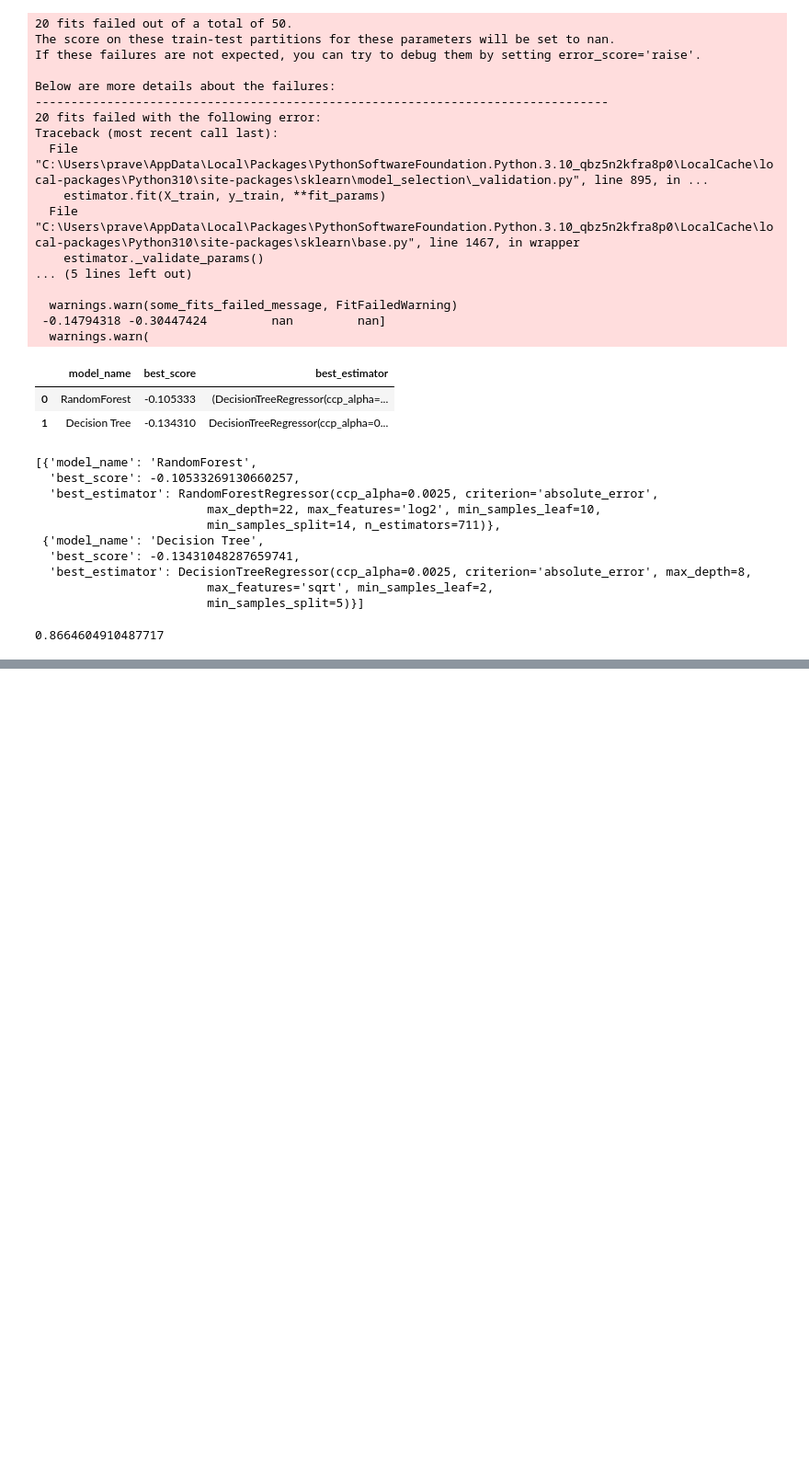
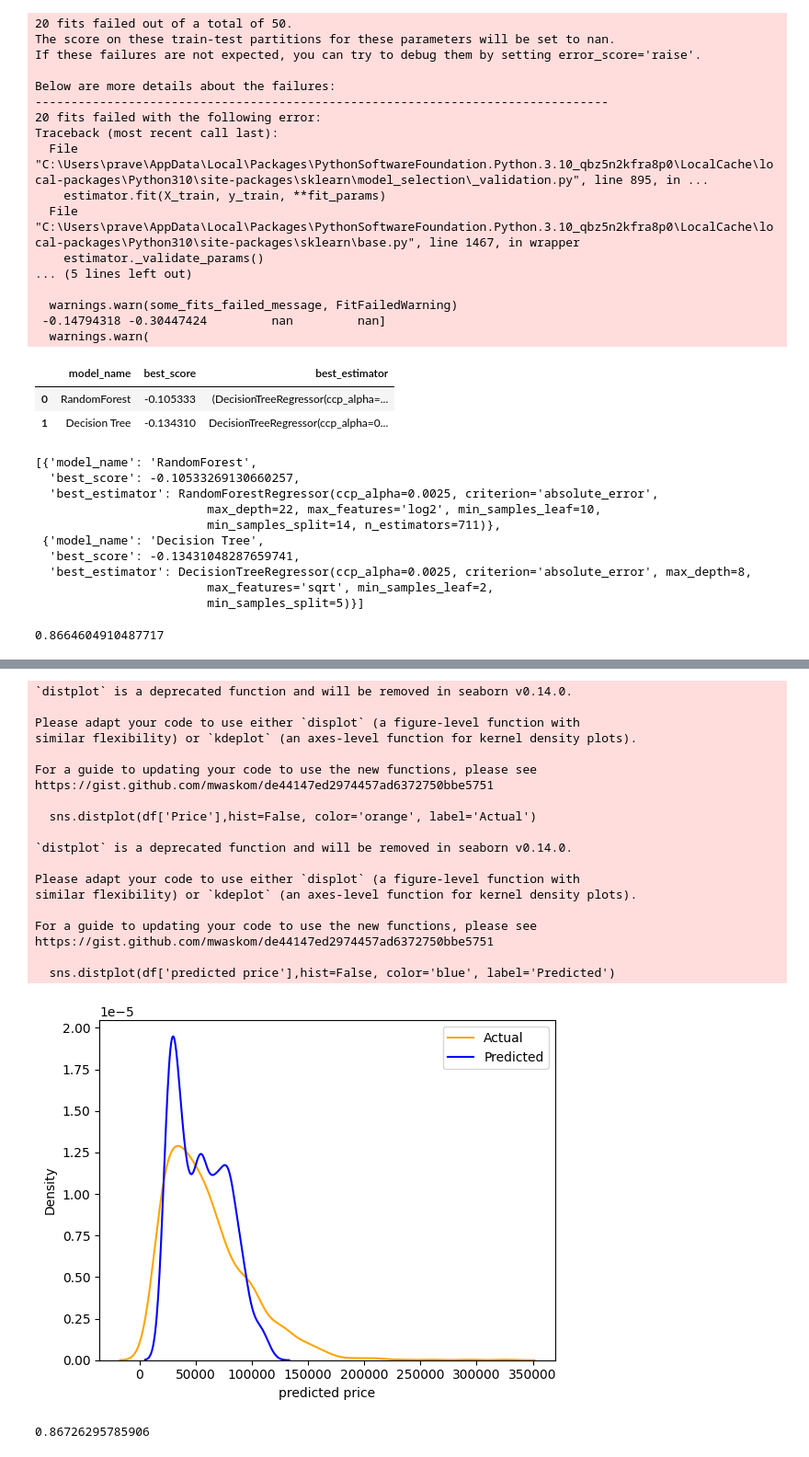
Before and after one commit to samratrajsharma/Laptop_Price_Prediction, a Jupyter notebook: Prediction.ipynb, the cells around one changed output, grey strips where cells are left out. Shown at 92% size. Cells and saved outputs as stored; diff of their text form; code cells hidden in the pictures; blank space fills up the shorter version.

```diff
--- a/Prediction.ipynb
+++ b/Prediction.ipynb
@@ -1215,3 +1215,10 @@ ypred = rf.predict(X_test)
 print(metrics.r2_score(y_test, y_pred))
 # %% [output]
 0.8664604910487717
+# %%
+predicted = []
+testtrain = np.array(train)
+for i in range(len(testtrain)):
+    predicted.append(rf.predict([testtrain[i]]))
+
+predicted
@@ -1217,0 +1243,5 @@ print(metrics.r2_score(y_test, y_pred))
+# %%
+ans = [np.exp(predicted[i][0]) for i in range(len(predicted))]
+# %%
+df['predicted price'] = np.array(ans)
+df
@@ -1217,0 +1262,33 @@ print(metrics.r2_score(y_test, y_pred))
+# %%
+sns.distplot(df['Price'],hist=False, color='orange', label='Actual')
+sns.distplot(df['predicted price'],hist=False, color='blue', label='Predicted')
+plt. legend()
+plt.show()
+# %% [output]
+`distplot` is a deprecated function and will be removed in seaborn v0.14.0.
+
+Please adapt your code to use either `displot` (a figure-level function with
+similar flexibility) or `kdeplot` (an axes-level function for kernel density plots).
+
+For a guide to updating your code to use the new functions, please see
+https://gist.github.com/mwaskom/de44147ed2974457ad6372750bbe5751
+
+  sns.distplot(df['Price'],hist=False, color='orange', label='Actual')
+
+`distplot` is a deprecated function and will be removed in seaborn v0.14.0.
+
+Please adapt your code to use either `displot` (a figure-level function with
+similar flexibility) or `kdeplot` (an axes-level function for kernel density plots).
+
+For a guide to updating your code to use the new functions, please see
+https://gist.github.com/mwaskom/de44147ed2974457ad6372750bbe5751
+
+  sns.distplot(df['predicted price'],hist=False, color='blue', label='Predicted')
+[figure, added]
+# %%
+rf1 = RandomForestRegressor(n_estimators = 100, random_state = 3, max_samples = 0.5,max_features = 0.75, max_depth= 15)
+rf1.fit(X_train, y_train)
+ypred = rf1.predict(X_test)
+print(metrics.r2_score(y_test,rf1.predict(X_test)))
+# %% [output]
+0.86726295785906
```
Also changed, not shown: parts of 5 cells of this notebook, 1 other file.
